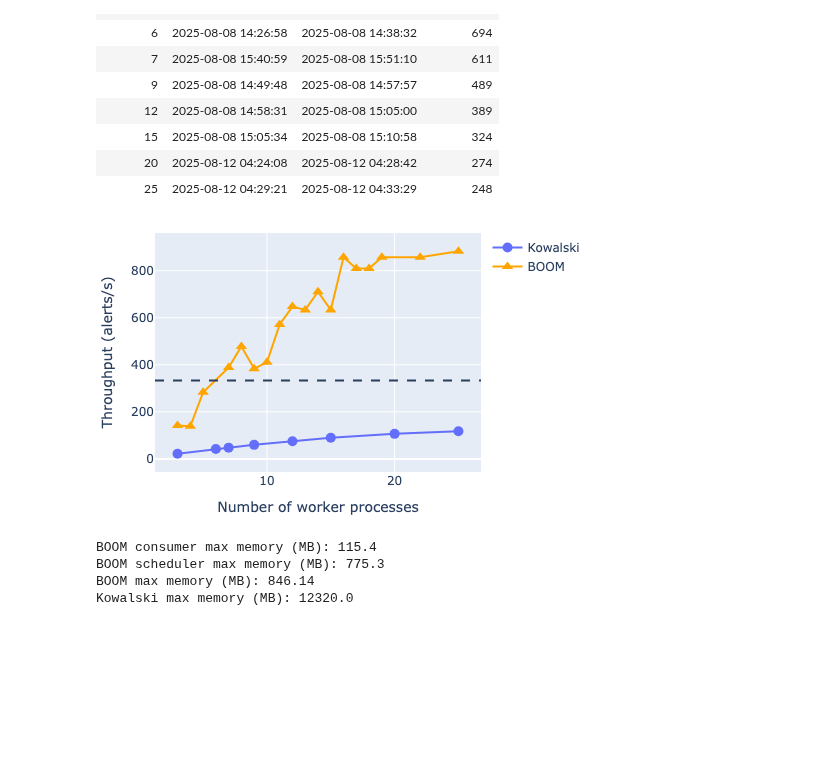
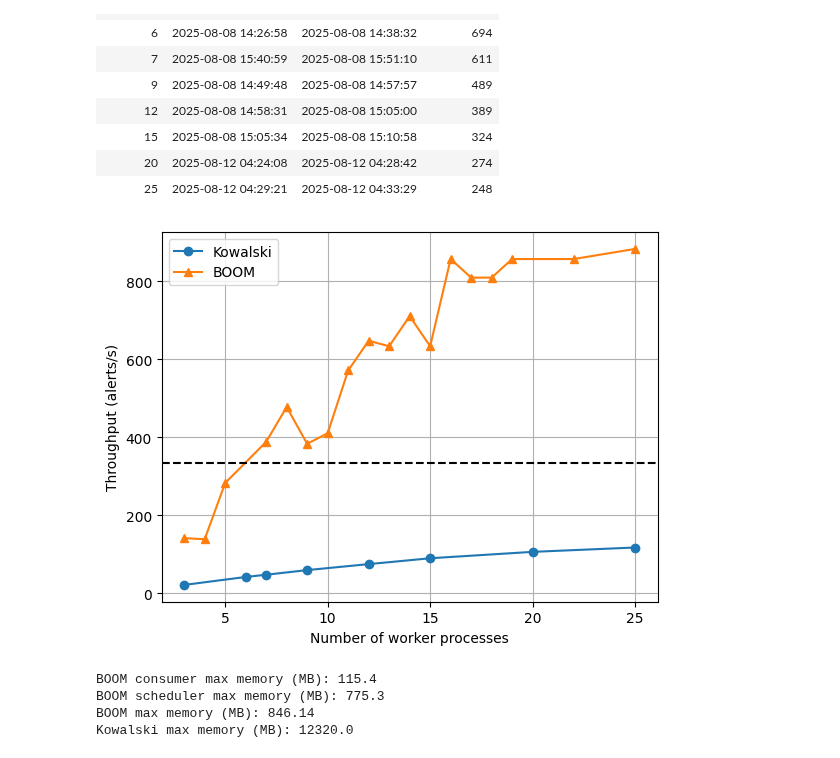
Before and after one commit to boom-astro/boom-paper, a Jupyter notebook: .calkit/notebooks/executed/notebooks/analyze-logs.ipynb, the cells around one changed output. Cells and saved outputs as stored; diff of their text form; code cells hidden in the pictures; blank space fills up the shorter version.

Commit message:
Switch to PDF scaling figure and add lightcurve plot to pipeline

```diff
--- a/.calkit/notebooks/executed/notebooks/analyze-logs.ipynb
+++ b/.calkit/notebooks/executed/notebooks/analyze-logs.ipynb
@@ -170,74 +170,49 @@ shape: (8, 4)
 | 20 | 2025-08-12 04:24:08 | 2025-08-12 04:28:42 | 274 |
 | 25 | 2025-08-12 04:29:21 | 2025-08-12 04:33:29 | 248 |
 # %%
-# Plot Kowalski scaling
+# Plot scaling
 import os
 
-from IPython.display import Image
-import plotly.graph_objects as go
+import matplotlib.pyplot as plt
 
 n_alerts = 29140
 
 alerts_per_second = n_alerts / df_kowalski["wall_time_s"]
 
-fig = go.Figure()
-fig.add_trace(
-    go.Scatter(
-        x=df_kowalski["n_workers"],
-        y=alerts_per_second,
-        mode="markers+lines",
-        marker=dict(size=10),
-        name="Kowalski",
-    )
-)
-fig.update_layout(
-    xaxis_title="Number of worker processes",
-    yaxis_title="Throughput (alerts/s)",
-    title=None,
-)
-# Shrink margins
-fig.update_layout(margin=dict(t=10, b=10, l=10, r=10))
+fig1, ax = plt.subplots()
+
+ax.plot(df_kowalski["n_workers"], alerts_per_second, marker="o")
+ax.set_xlabel("Number of worker processes")
+ax.set_ylabel("Throughput (alerts/s)")
 
 # Now add BOOM
 # For a given worker sum, select the highest normalized throughput, i.e.,
 # group by n_workers and select the max throughput
 df_boom = df_boom.with_columns(
     n_workers=(
         pl.col("n_alert_workers")
         + pl.col("n_ml_workers")
         + pl.col("n_filter_workers")
     ),
     alerts_per_second=(n_alerts / pl.col("wall_time_s")),
 )
 df_boom_max = (
     df_boom.group_by("n_workers")
     .agg(max_throughput=pl.col("alerts_per_second").max())
     .sort("n_workers")
 )
 
-fig.add_trace(
-    go.Scatter(
-        x=df_boom_max["n_workers"],
-        y=df_boom_max["max_throughput"],
-        mode="markers+lines",
-        marker=dict(size=10),
-        name="BOOM",
-        marker_symbol="triangle-up",
-        marker_color="orange",
-    )
-)
+ax.plot(df_boom_max["n_workers"], df_boom_max["max_throughput"], marker="^")
+ax.legend(labels=["Kowalski", "BOOM"])
+ax.grid()
 
+# Add the Rubin throughput as a dashed line
 rubin_throughput = 10_000 / 30
-
-fig.add_hline(y=rubin_throughput, line=dict(dash="dash"))
-
+ax.axhline(rubin_throughput, linestyle="dashed", color="black")
 os.makedirs("paper/figures", exist_ok=True)
-fig.write_image("paper/figures/scaling.png", width=500, height=300)
-fig.show()
-
-Image("paper/figures/scaling.png")
+fig1.savefig("paper/figures/scaling.pdf")
 # %% [output]
-[figure, old version]
+[figure, new version]
 # %%
 # Analyze some of the memory usage
 import json
```
Also changed, not shown: 11 other files.
